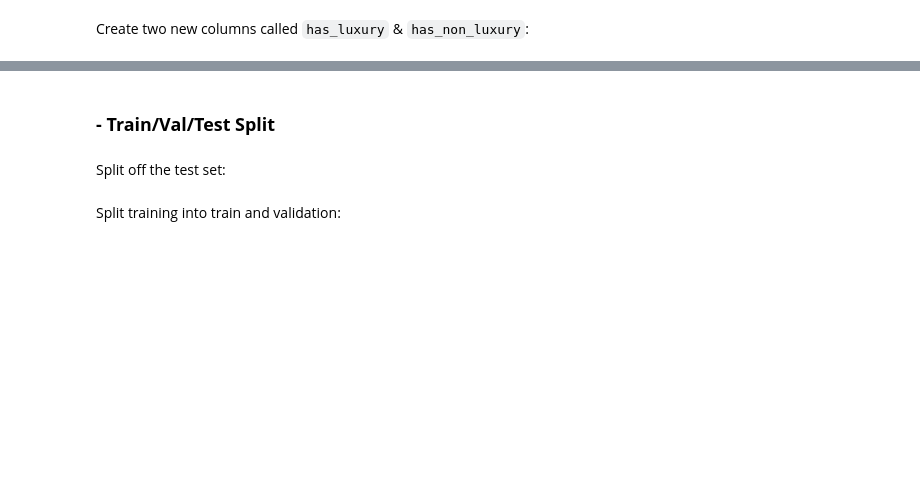
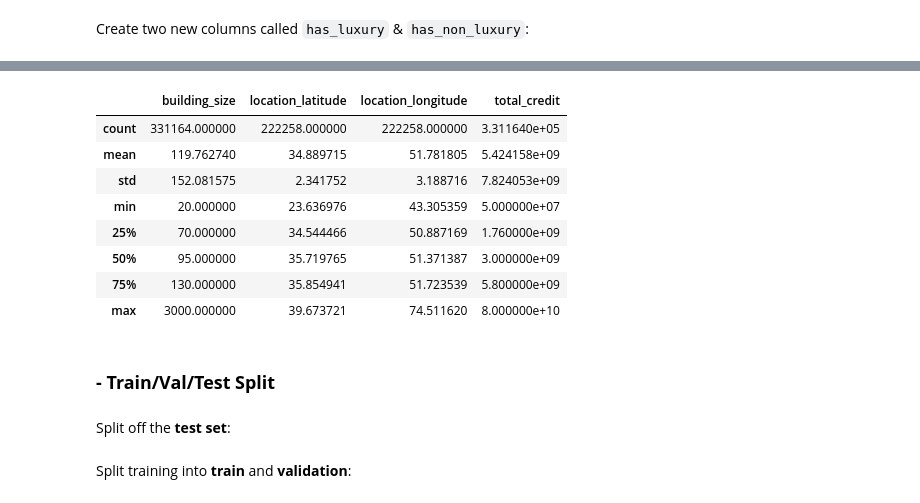
Before and after one commit to mehdirt/Divar-Project, a Jupyter notebook: Mahdi/ml_prediction_credit.ipynb, the cells around one changed output, grey strips where cells are left out. Drawn from its saved outputs; the diff is of its cells as text; code cells hidden in the pictures; blank space fills up the shorter version.

```diff
--- a/Mahdi/ml_prediction_credit.ipynb
+++ b/Mahdi/ml_prediction_credit.ipynb
@@ -449,0 +400,3 @@ There are very large and very small, unreasonable values for total credit that m
+# %%
+# Remove outliers from total_credit
+credit_data = credit_data[(credit_data["total_credit"] <= 80_000_000_000) & (credit_data["total_credit"] >= 50_000_000)]
@@ -450,7 +411,22 @@ There are very large and very small, unreasonable values for total credit that m
+# %%
+# Remove outliers from building_size
+credit_data = credit_data[(credit_data["building_size"] <= 3000) & (credit_data["building_size"] >= 20)]
+# %%
+credit_data.describe()
+# %% [output]
+|  | building_size | location_latitude | location_longitude | total_credit |
+| count | 331164.000000 | 222258.000000 | 222258.000000 | 3.311640e+05 |
+| mean | 119.762740 | 34.889715 | 51.781805 | 5.424158e+09 |
+| std | 152.081575 | 2.341752 | 3.188716 | 7.824053e+09 |
+| min | 20.000000 | 23.636976 | 43.305359 | 5.000000e+07 |
+| 25% | 70.000000 | 34.544466 | 50.887169 | 1.760000e+09 |
+| 50% | 95.000000 | 35.719765 | 51.371387 | 3.000000e+09 |
+| 75% | 130.000000 | 35.854941 | 51.723539 | 5.800000e+09 |
+| max | 3000.000000 | 39.673721 | 74.511620 | 8.000000e+10 |
 # %% [markdown]
 ### **- Train/Val/Test Split** <br>
 # %% [markdown]
-Split off the test set:
+Split off the **test set**:
 # %%
 # Split the data into training and testing sets
 from sklearn.model_selection import train_test_split
@@ -465,7 +441,7 @@ X_train_val, X_test, y_train_val, y_test = train_test_split(
     random_state=42
 )
 # %% [markdown]
-Split training into train and validation:
+Split training into **train** and **validation**:
 # %%
 # Split the training data into training and validation sets
 X_train, X_val, y_train, y_val = train_test_split(
```
Also changed, not shown: parts of 90 cells of this notebook, 1 other file.
